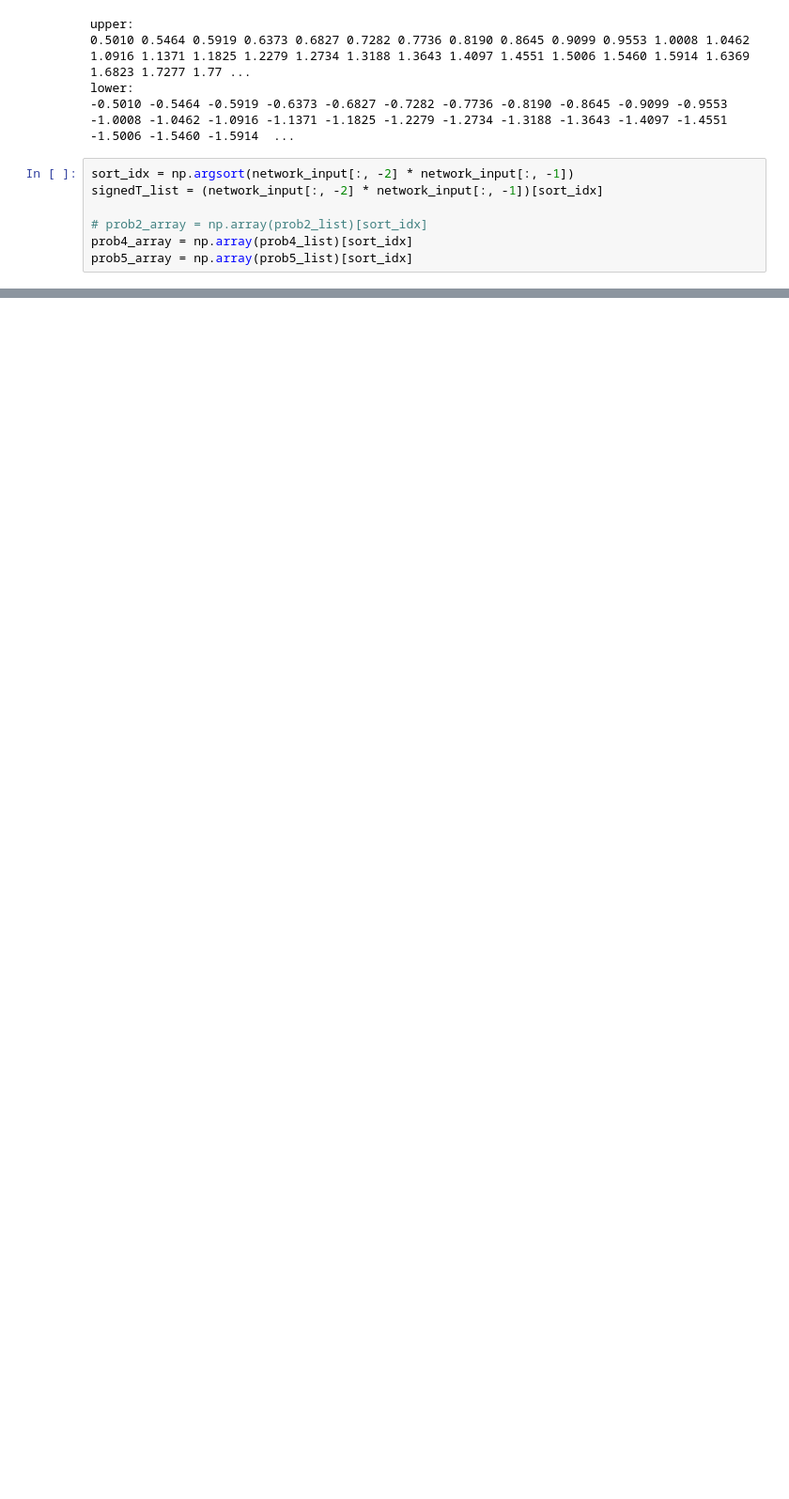
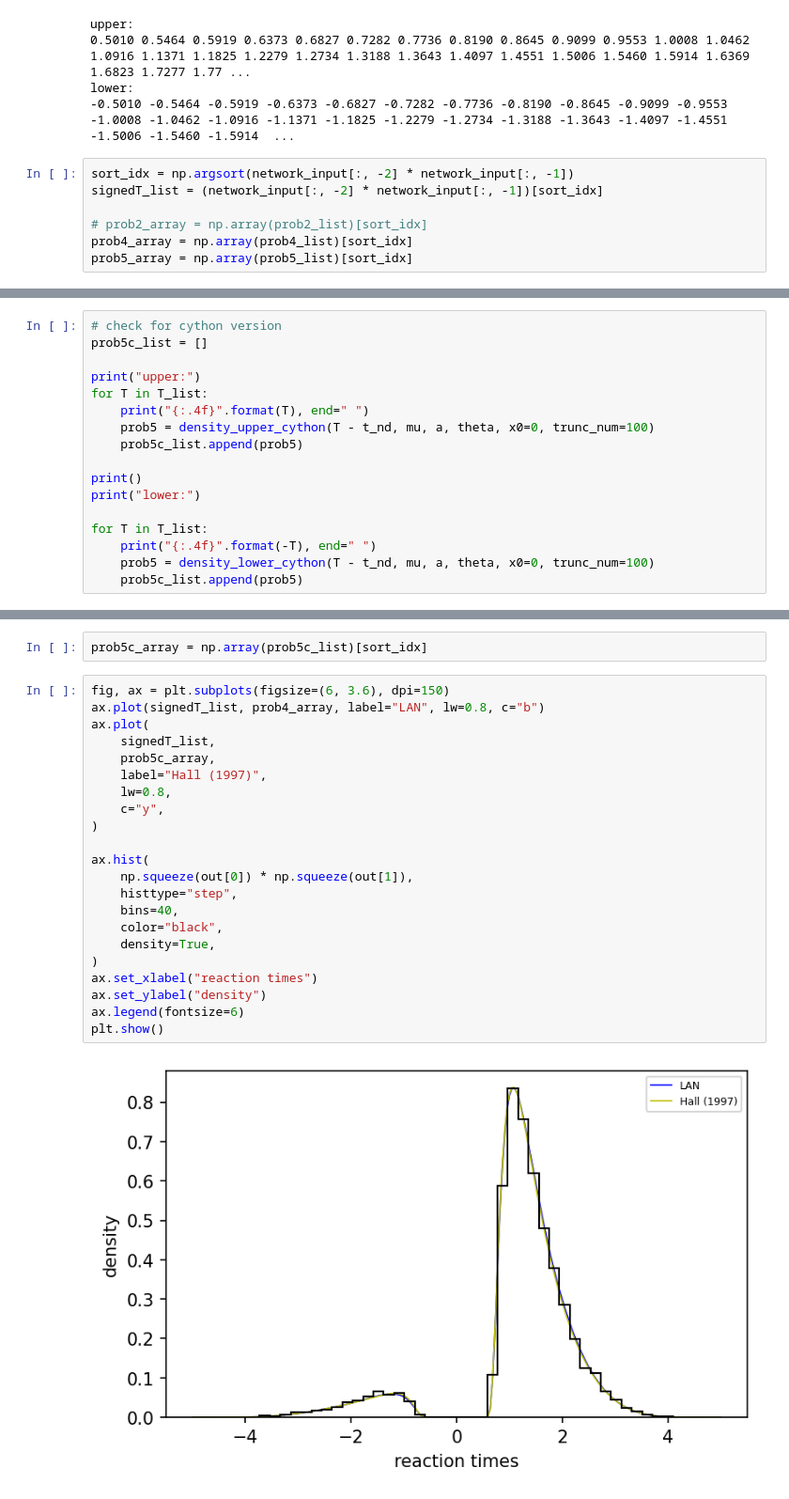
Before and after one commit to RiverFlowsInYou98/DDM, a Jupyter notebook: angle/angle_plot.ipynb, the cells around one changed output, grey strips where cells are left out. Shown at 94% size. Drawn from its saved outputs; the diff is of its cells as text; blank space fills up the shorter version.

```diff
--- a/angle/angle_plot.ipynb
+++ b/angle/angle_plot.ipynb
@@ -295,0 +323,17 @@ density_vertical(0, mu, a, theta, 4, trunc_num=10, debug=True)
+# %%
+# check for cython version
+prob5c_list = []
+
+print("upper:")
+for T in T_list:
+    print("{:.4f}".format(T), end=" ")
+    prob5 = density_upper_cython(T - t_nd, mu, a, theta, x0=0, trunc_num=100)
+    prob5c_list.append(prob5)
+
+print()
+print("lower:")
+
+for T in T_list:
+    print("{:.4f}".format(-T), end=" ")
+    prob5 = density_lower_cython(T - t_nd, mu, a, theta, x0=0, trunc_num=100)
+    prob5c_list.append(prob5)
@@ -295,0 +345,26 @@ density_vertical(0, mu, a, theta, 4, trunc_num=10, debug=True)
+# %%
+prob5c_array = np.array(prob5c_list)[sort_idx]
+# %%
+fig, ax = plt.subplots(figsize=(6, 3.6), dpi=150)
+ax.plot(signedT_list, prob4_array, label="LAN", lw=0.8, c="b")
+ax.plot(
+    signedT_list,
+    prob5c_array,
+    label="Hall (1997)",
+    lw=0.8,
+    c="y",
+)
+
+ax.hist(
+    np.squeeze(out[0]) * np.squeeze(out[1]),
+    histtype="step",
+    bins=40,
+    color="black",
+    density=True,
+)
+ax.set_xlabel("reaction times")
+ax.set_ylabel("density")
+ax.legend(fontsize=6)
+plt.show()
+# %% [output]
+[figure, added]
```
Also changed, not shown: parts of 17 cells of this notebook.
